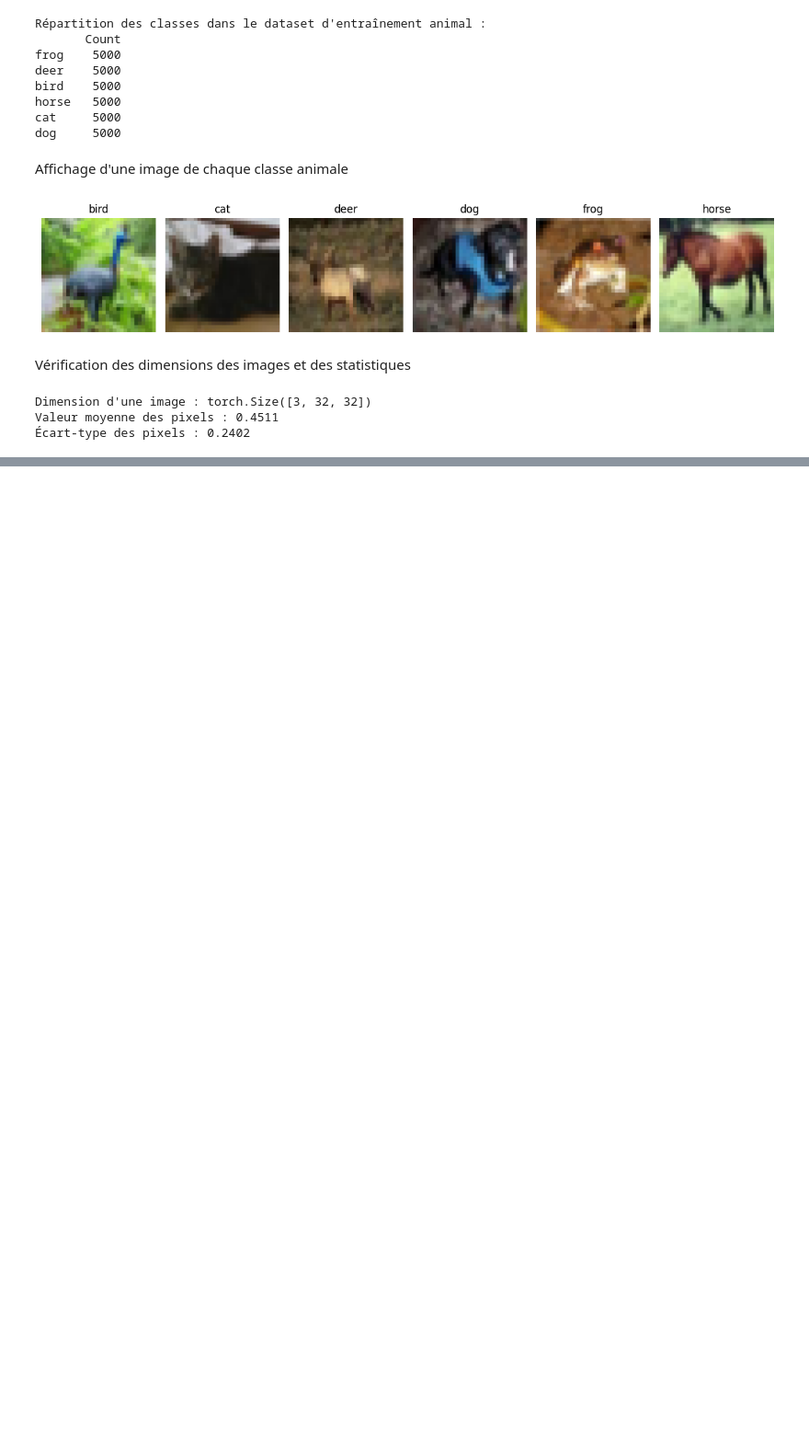
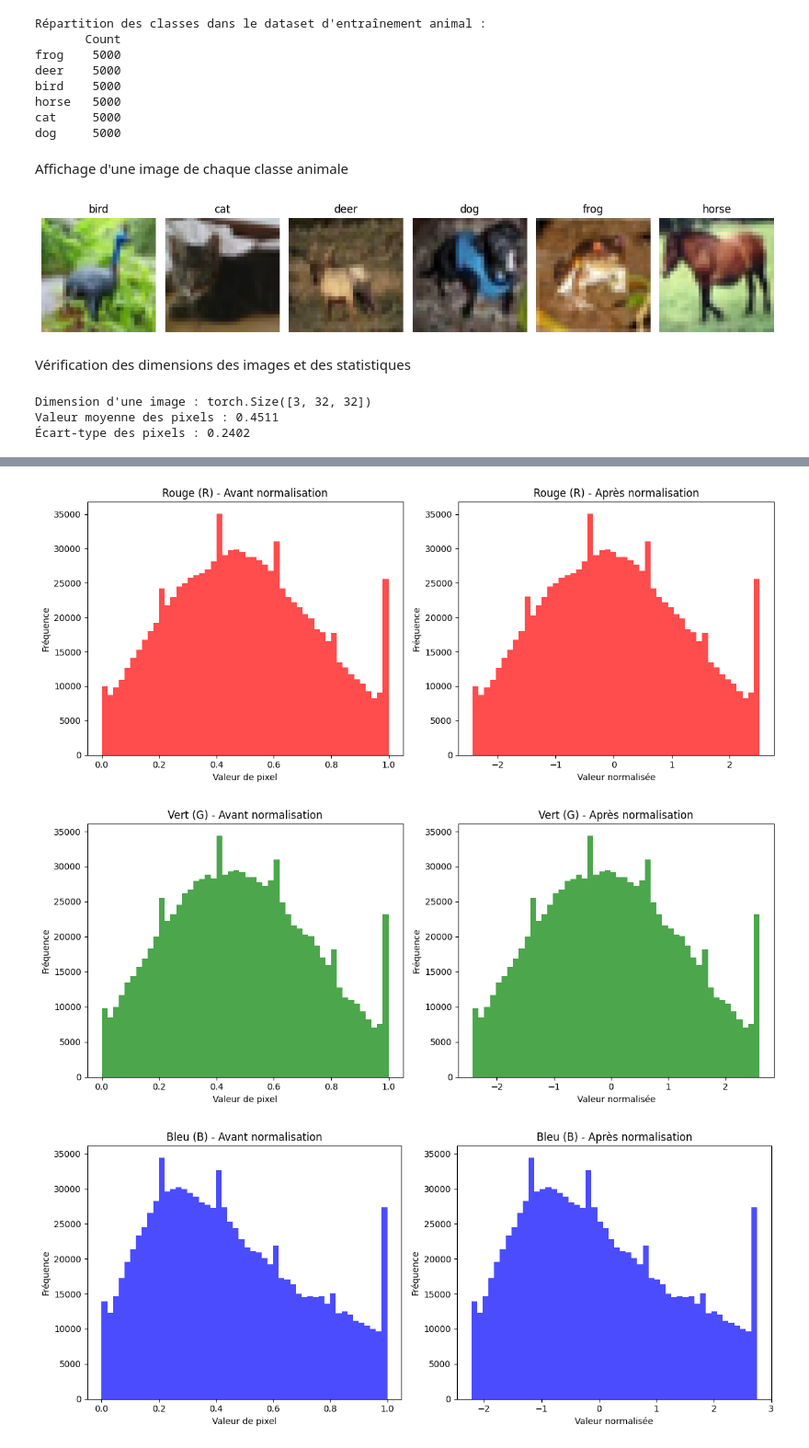
Before and after one commit to tara-lecoz/neuralzoo, a Jupyter notebook: eda.ipynb, the cells around one changed output, grey strips where cells are left out. Shown at 92% size. Drawn from its saved outputs; the diff is of its cells as text; code cells hidden in the pictures; blank space fills up the shorter version.

```diff
--- a/eda.ipynb
+++ b/eda.ipynb
@@ -123,0 +301,75 @@ Valeur moyenne des pixels : 0.4511
+# %%
+# Définir les transformations
+to_tensor = transforms.ToTensor()
+normalize = transforms.Normalize(mean=[0.4914, 0.4822, 0.4465],
+                                 std=[0.2023, 0.1994, 0.2010])
+transform_normalization = transforms.Compose([transforms.ToTensor(), normalize])
+
+# Initialiser les listes
+nb_images = 1000
+original_pixels = []
+normalized_pixels = []
+
+pixels_r, pixels_g, pixels_b = [], [], []
+pixels_r_norm, pixels_g_norm, pixels_b_norm = [], [], []
+
+# Boucle : extraction des pixels
+for i in range(nb_images):
+    img_pil, _ = dataset_pil[i]
+
+    # AVANT normalisation
+    tensor = to_tensor(img_pil)  # dans [0, 1]
+    original_pixels.append(tensor.numpy().flatten())
+
+    # APRÈS normalisation
+    tensor_norm = transform_normalization(img_pil)
+    normalized_pixels.append(tensor_norm.numpy().flatten())
+
+    # Séparation par canal
+    pixels_r.append(tensor[0].flatten().numpy())
+    pixels_g.append(tensor[1].flatten().numpy())
+    pixels_b.append(tensor[2].flatten().numpy())
+
+    pixels_r_norm.append(tensor_norm[0].flatten().numpy())
+    pixels_g_norm.append(tensor_norm[1].flatten().numpy())
+    pixels_b_norm.append(tensor_norm[2].flatten().numpy())
+
+# Fusion des pixels
+original_pixels = np.concatenate(original_pixels)
+normalized_pixels = np.concatenate(normalized_pixels)
+
+pixels_r = np.concatenate(pixels_r)
+pixels_g = np.concatenate(pixels_g)
+pixels_b = np.concatenate(pixels_b)
+
+pixels_r_norm = np.concatenate(pixels_r_norm)
+pixels_g_norm = np.concatenate(pixels_g_norm)
+pixels_b_norm = np.concatenate(pixels_b_norm)
+
+# Fonction pour les canaux séparés
+def plot_channel_hist(before, after, channel_name, color):
+    plt.figure(figsize=(12, 5))
+
+    plt.subplot(1, 2, 1)
+    plt.hist(before, bins=50, color=color, alpha=0.7)
+    plt.title(f"{channel_name} - Avant normalisation")
+    plt.xlabel("Valeur de pixel")
+    plt.ylabel("Fréquence")
+
+    plt.subplot(1, 2, 2)
+    plt.hist(after, bins=50, color=color, alpha=0.7)
+    plt.title(f"{channel_name} - Après normalisation")
+    plt.xlabel("Valeur normalisée")
+    plt.ylabel("Fréquence")
+
+    plt.tight_layout()
+    plt.show()
+
+# Visualisation par canal
+plot_channel_hist(pixels_r, pixels_r_norm, "Rouge (R)", "red")
+plot_channel_hist(pixels_g, pixels_g_norm, "Vert (G)", "green")
+plot_channel_hist(pixels_b, pixels_b_norm, "Bleu (B)", "blue")
+# %% [output]
+[figure, added]
+[figure, added]
+[figure, added]
```
Also changed, not shown: parts of 20 cells of this notebook.
